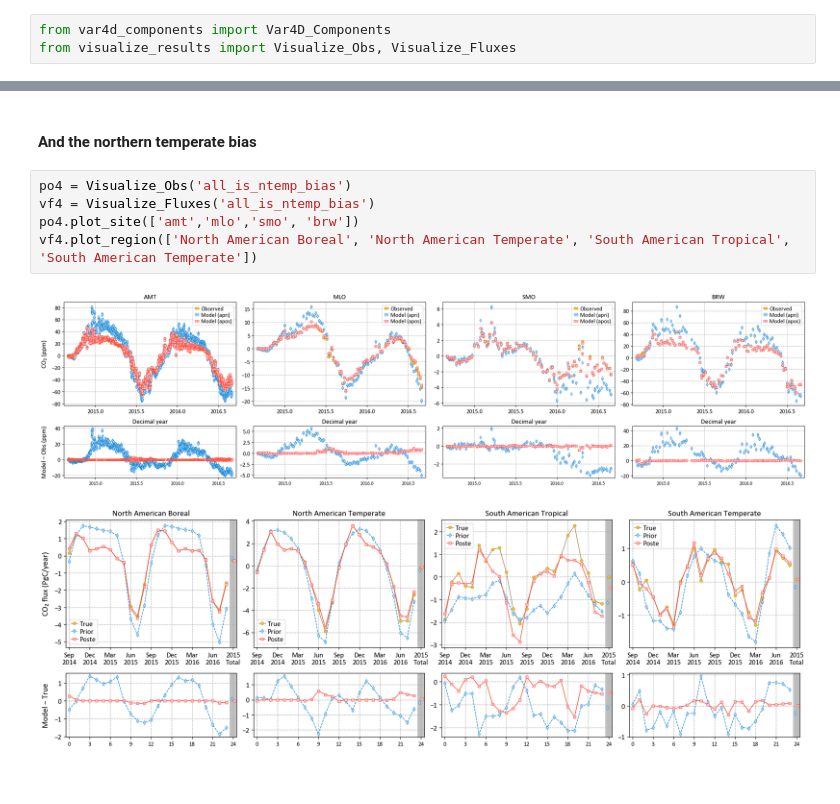
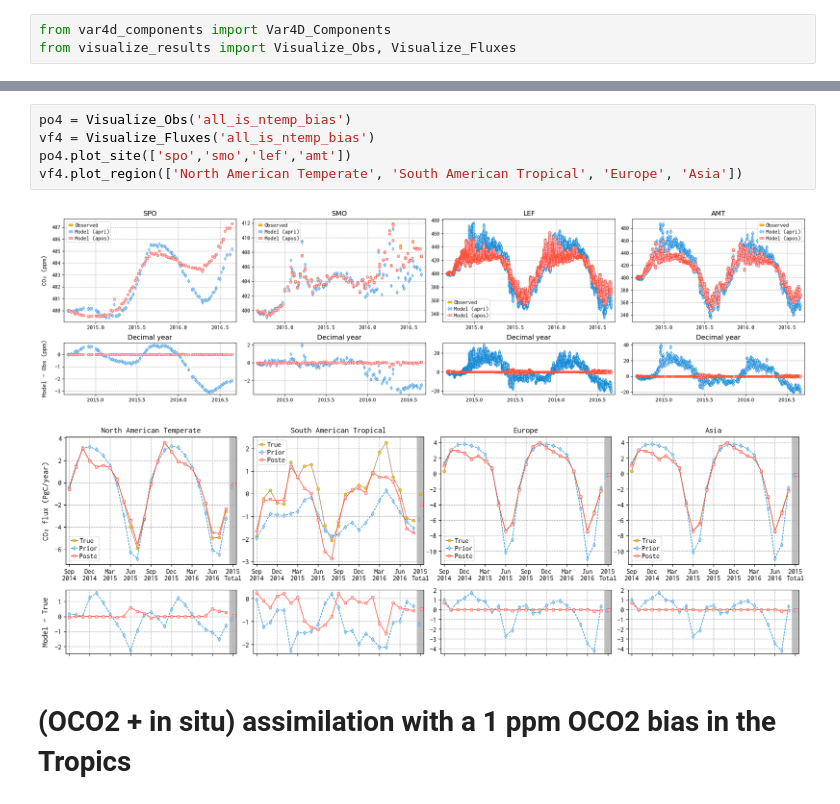
Before and after one commit to AgilentGCMS/ssim-ghg-2024, a Jupyter notebook: var4d/explore_biases.ipynb, the cells around one changed output, grey strips where cells are left out. Saved outputs shown, nothing was run; the diff lists cells and outputs as text.

```diff
--- a/var4d/explore_biases.ipynb
+++ b/var4d/explore_biases.ipynb
@@ -155,10 +75,10 @@ vf3.plot_region(['North American Boreal', 'North American Temperate', 'South Ame
-# %% [markdown]
-#### And the northern temperate bias
 # %%
 po4 = Visualize_Obs('all_is_ntemp_bias')
 vf4 = Visualize_Fluxes('all_is_ntemp_bias')
-po4.plot_site(['amt','mlo','smo', 'brw'])
-vf4.plot_region(['North American Boreal', 'North American Temperate', 'South American Tropical', 'South American Temperate'])
+po4.plot_site(['spo','smo','lef','amt'])
+vf4.plot_region(['North American Temperate', 'South American Tropical', 'Europe', 'Asia'])
 # %% [output]
-[figure, old version]
+[figure, new version]
-[figure, old version]
+[figure, new version]
+# %% [markdown]
+# (OCO2 + in situ) assimilation with a 1 ppm OCO2 bias in the Tropics
```
Also changed, not shown: parts of 17 cells of this notebook, 3 other files.
